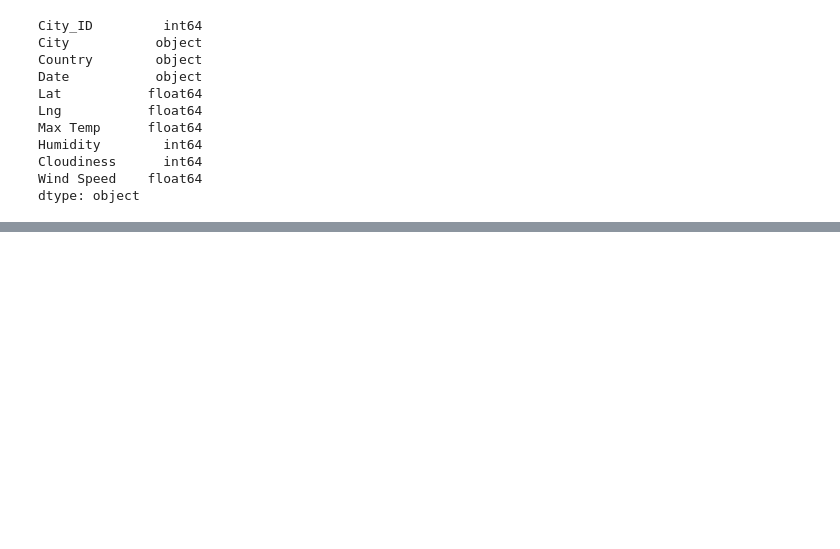
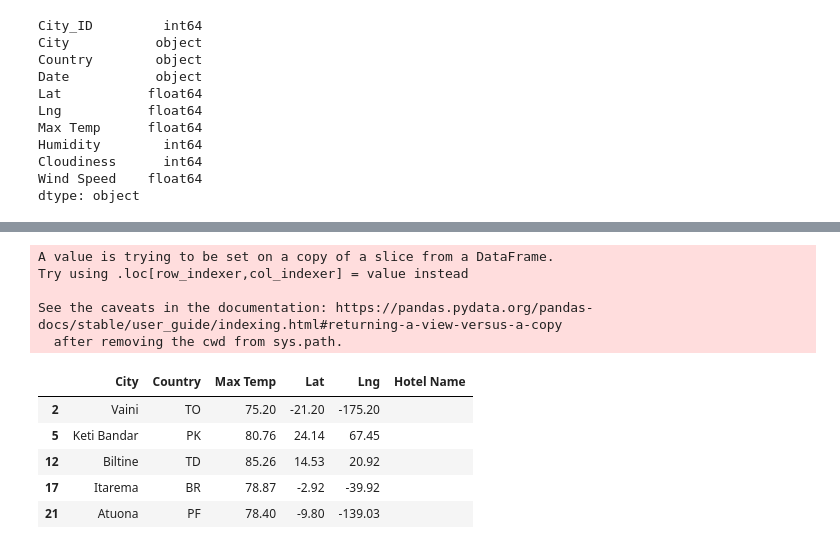
Before and after one commit to luisnewmanh/World_Weather_Analysis-Backup, a Jupyter notebook: VacationPy.ipynb, the cells around one changed output, grey strips where cells are left out. Drawn from its saved outputs; the diff is of its cells as text; code cells hidden in the pictures; blank space fills up the shorter version.

```diff
--- a/VacationPy.ipynb
+++ b/VacationPy.ipynb
@@ -59,0 +182,18 @@ SyntaxError: invalid syntax (<ipython-input-6-a1f9ad41e54e>, line 1)
+# %%
+"""#keep the columns "City," "Country," "Max Temp," "Lat," and "Lng."
+hotel_df=hotel_df.drop(['City_ID','Date','Humidity','Cloudiness','Wind Speed'], axis=1)
+newhotel_df=hotel_df[["City", "Country", "Max Temp", "Lat", "Lng"]]
+newhotel_df["Hotel Name"] = ""
+newhotel_df.head()"""
+# %% [output]
+A value is trying to be set on a copy of a slice from a DataFrame.
+Try using .loc[row_indexer,col_indexer] = value instead
+
+See the caveats in the documentation: https://pandas.pydata.org/pandas-docs/stable/user_guide/indexing.html#returning-a-view-versus-a-copy
+  after removing the cwd from sys.path.
+|  | City | Country | Max Temp | Lat | Lng | Hotel Name |
+| 2 | Vaini | TO | 75.20 | -21.20 | -175.20 |  |
+| 5 | Keti Bandar | PK | 80.76 | 24.14 | 67.45 |  |
+| 12 | Biltine | TD | 85.26 | 14.53 | 20.92 |  |
+| 17 | Itarema | BR | 78.87 | -2.92 | -39.92 |  |
+| 21 | Atuona | PF | 78.40 | -9.80 | -139.03 |  |
```
Also changed, not shown: parts of 19 cells of this notebook, 11 other files.
